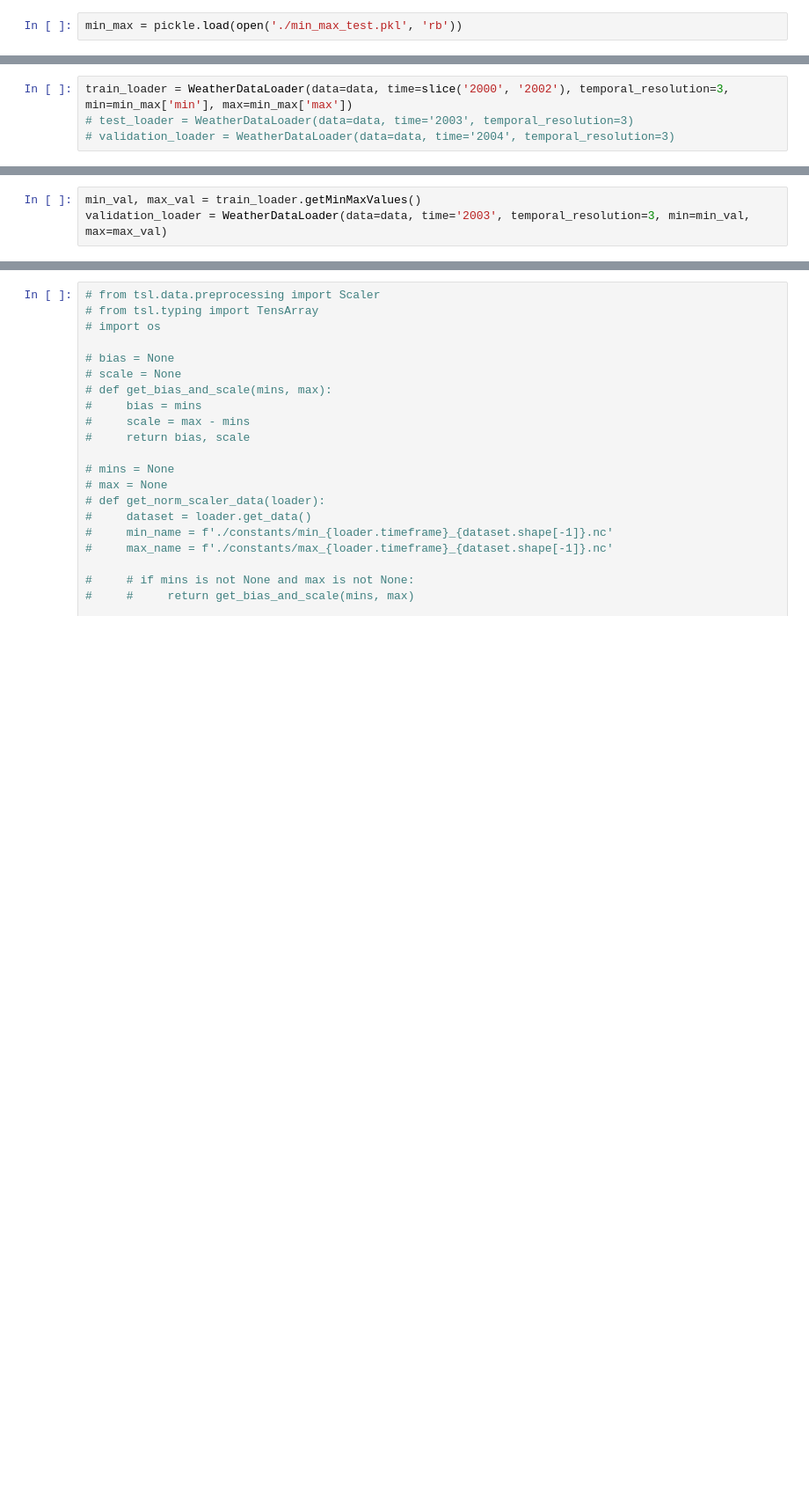
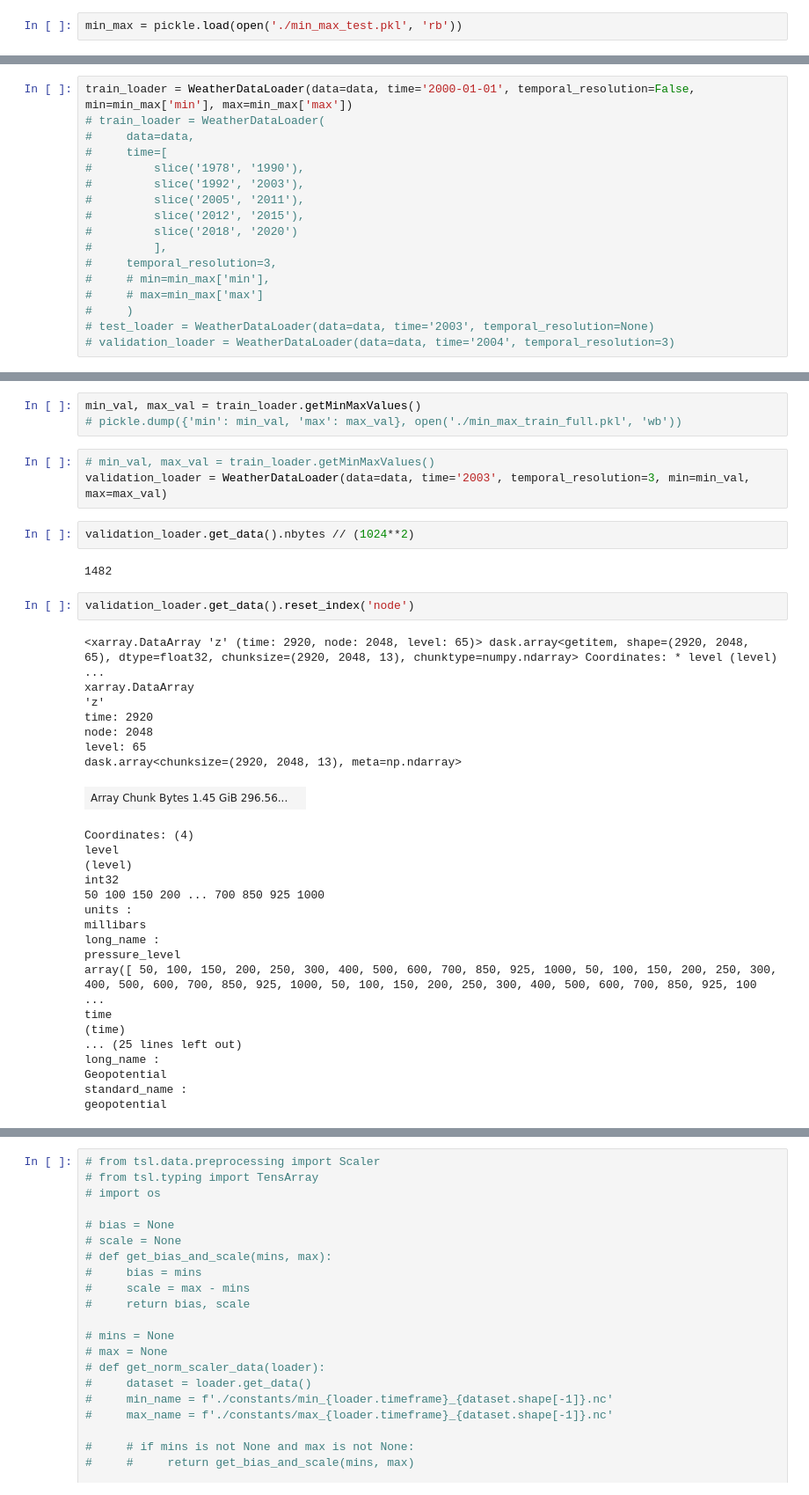
Before and after one commit to ArturasCH/WeatherPrediction, a Jupyter notebook: weather_loader.ipynb, the cells around one changed output, grey strips where cells are left out. Shown at 88% size. Saved outputs shown, nothing was run; the diff lists cells and outputs as text; blank space fills up the shorter version.

```diff
--- a/weather_loader.ipynb
+++ b/weather_loader.ipynb
@@ -238,4 +358,17 @@ min_max = pickle.load(open('./min_max_test.pkl', 'rb'))
 # %%
-train_loader = WeatherDataLoader(data=data, time=slice('2000', '2002'), temporal_resolution=3, min=min_max['min'], max=min_max['max'])
-# test_loader = WeatherDataLoader(data=data, time='2003', temporal_resolution=3)
+train_loader = WeatherDataLoader(data=data, time='2000-01-01', temporal_resolution=False, min=min_max['min'], max=min_max['max'])
+# train_loader = WeatherDataLoader(
+#     data=data,
+#     time=[
+#         slice('1978', '1990'),
+#         slice('1992', '2003'),
+#         slice('2005', '2011'),
+#         slice('2012', '2015'),
+#         slice('2018', '2020')
+#         ],
+#     temporal_resolution=3,
+#     # min=min_max['min'],
+#     # max=min_max['max']
+#     )
+# test_loader = WeatherDataLoader(data=data, time='2003', temporal_resolution=None)
 # validation_loader = WeatherDataLoader(data=data, time='2004', temporal_resolution=3)
@@ -242,3 +702,38 @@ train_loader = WeatherDataLoader(data=data, time=slice('2000', '2002'), temporal
+# %%
+min_val, max_val = train_loader.getMinMaxValues()
+# pickle.dump({'min': min_val, 'max': max_val}, open('./min_max_train_full.pkl', 'wb'))
 # %%
-min_val, max_val = train_loader.getMinMaxValues()
+# min_val, max_val = train_loader.getMinMaxValues()
 validation_loader = WeatherDataLoader(data=data, time='2003', temporal_resolution=3, min=min_val, max=max_val)
+# %%
+validation_loader.get_data().nbytes // (1024**2)
+# %% [output]
+1482
+# %%
+validation_loader.get_data().reset_index('node')
+# %% [output]
+<xarray.DataArray 'z' (time: 2920, node: 2048, level: 65)> dask.array<getitem, shape=(2920, 2048, 65), dtype=float32, chunksize=(2920, 2048, 13), chunktype=numpy.ndarray> Coordinates: * level (level)  ...
+xarray.DataArray
+'z'
+time: 2920
+node: 2048
+level: 65
+dask.array<chunksize=(2920, 2048, 13), meta=np.ndarray>
+| Array Chunk Bytes 1.45 GiB 296.56... |  |
+Coordinates: (4)
+level
+(level)
+int32
+50 100 150 200 ... 700 850 925 1000
+units :
+millibars
+long_name :
+pressure_level
+array([ 50, 100, 150, 200, 250, 300, 400, 500, 600, 700, 850, 925, 1000, 50, 100, 150, 200, 250, 300, 400, 500, 600, 700, 850, 925, 1000, 50, 100, 150, 200, 250, 300, 400, 500, 600, 700, 850, 925, 100 ...
+time
+(time)
+... (25 lines left out)
+long_name :
+Geopotential
+standard_name :
+geopotential
```
Also changed, not shown: parts of 108 cells of this notebook, 16 other files.
